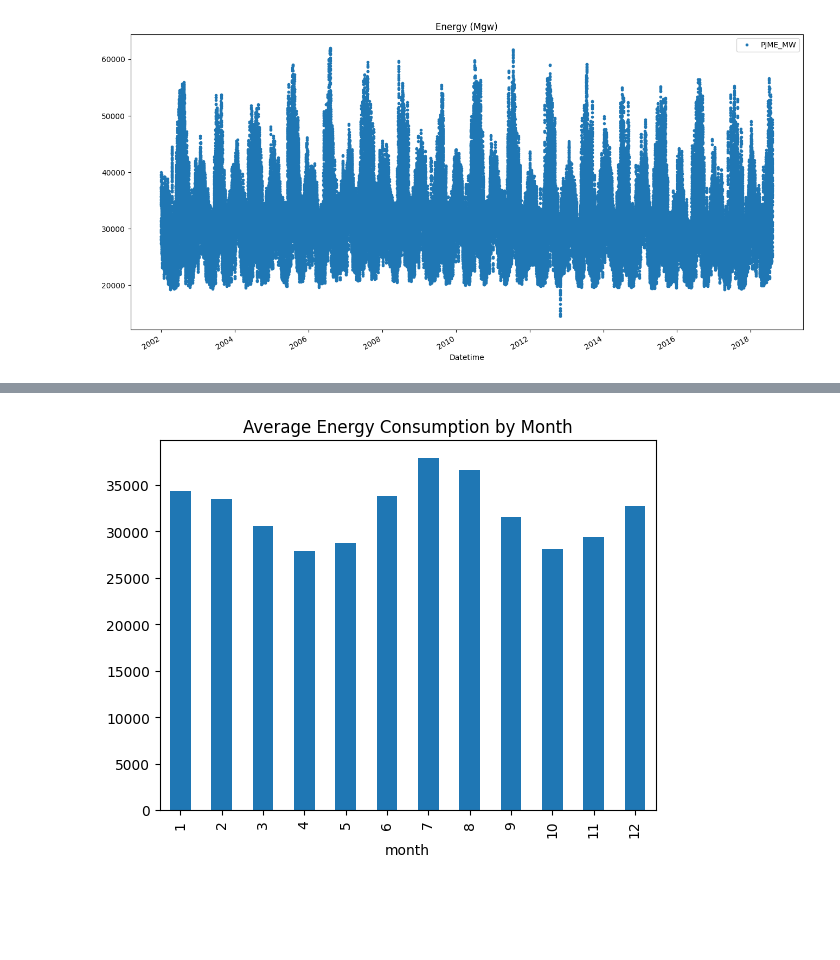
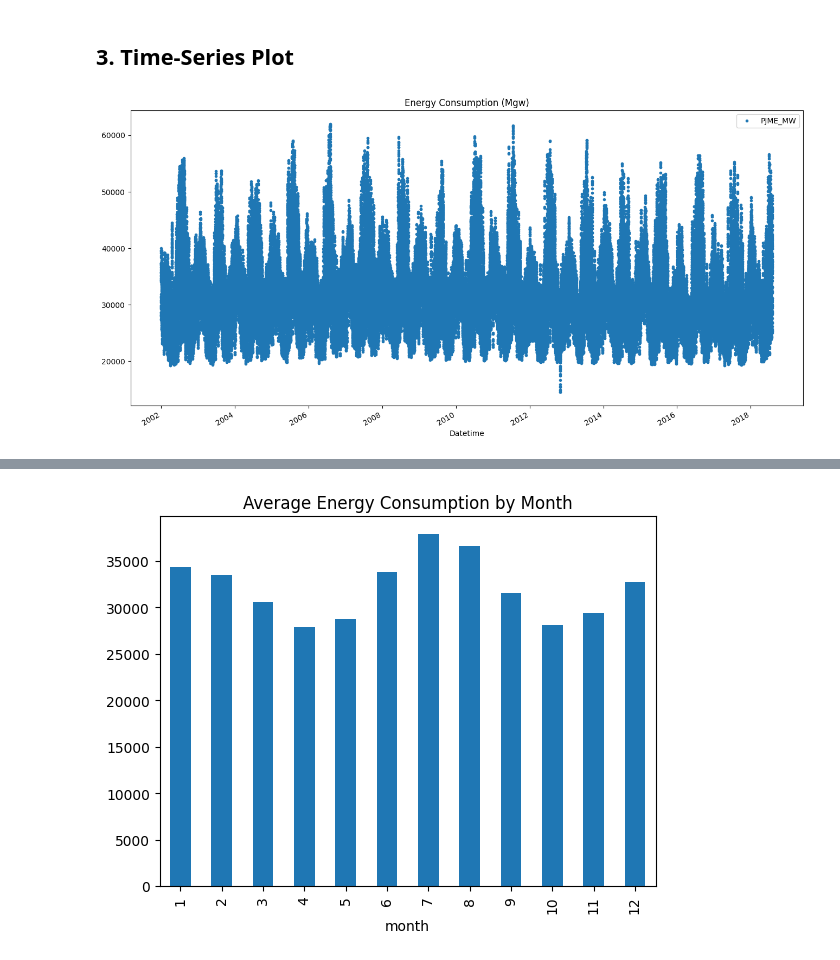
Before and after one commit to frostyy22/energy-forecast, a Jupyter notebook: notebooks/1. analysis.ipynb, the cells around one changed output, grey strips where cells are left out. Drawn from its saved outputs; the diff is of its cells as text; code cells hidden in the pictures; blank space fills up the shorter version.

```diff
--- a/notebooks/1. analysis.ipynb
+++ b/notebooks/1. analysis.ipynb
@@ -7,6 +30,8 @@ import seaborn as sns
 def load_data(path):
     return pd.read_csv(path, parse_dates=["Datetime"], index_col="Datetime")
 # %%
-path = "../data/PJME_hourly.csv"
+path = "data/PJME_hourly.csv"
 df = load_data(path)
+
+display(df.head(), df.tail())
 # %% [output]
@@ -14,6 +52,8 @@ df = load_data(path)
+# %% [markdown]
+## 3. Time-Series Plot
 # %%
 df.plot(figsize=(16,8), style='.')
-plt.title('Energy (Mgw)')
+plt.title('Energy Consumption (Mgw)')
 plt.show()
 # %% [output]
-[figure, old version]
+[figure, new version]
```
Also changed, not shown: parts of 26 cells of this notebook, 55 other files.
